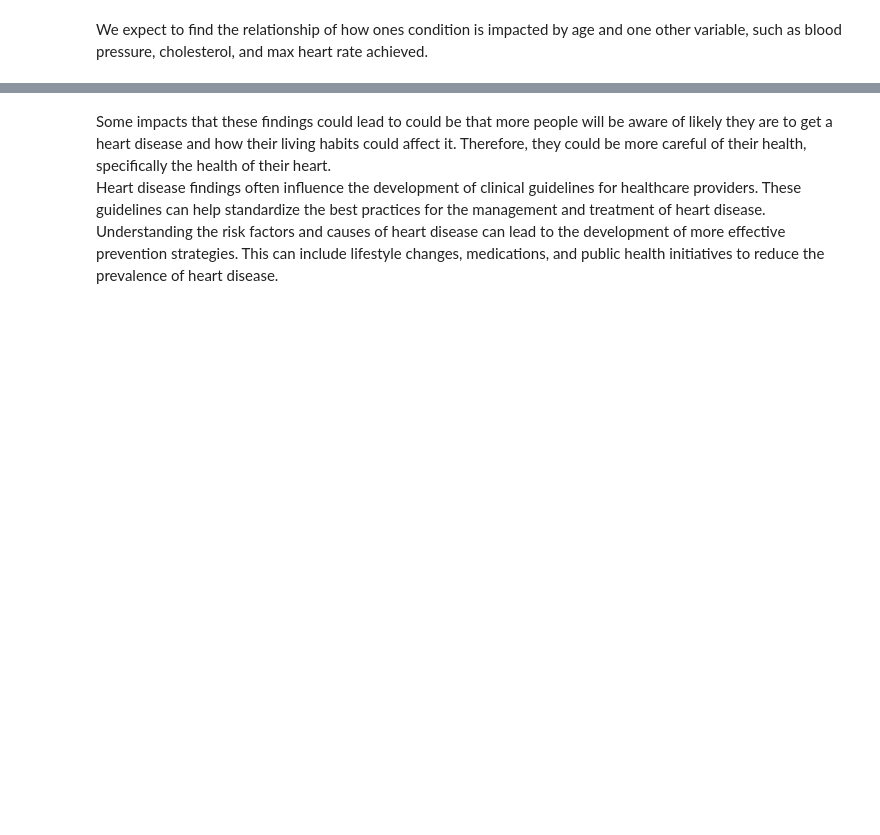
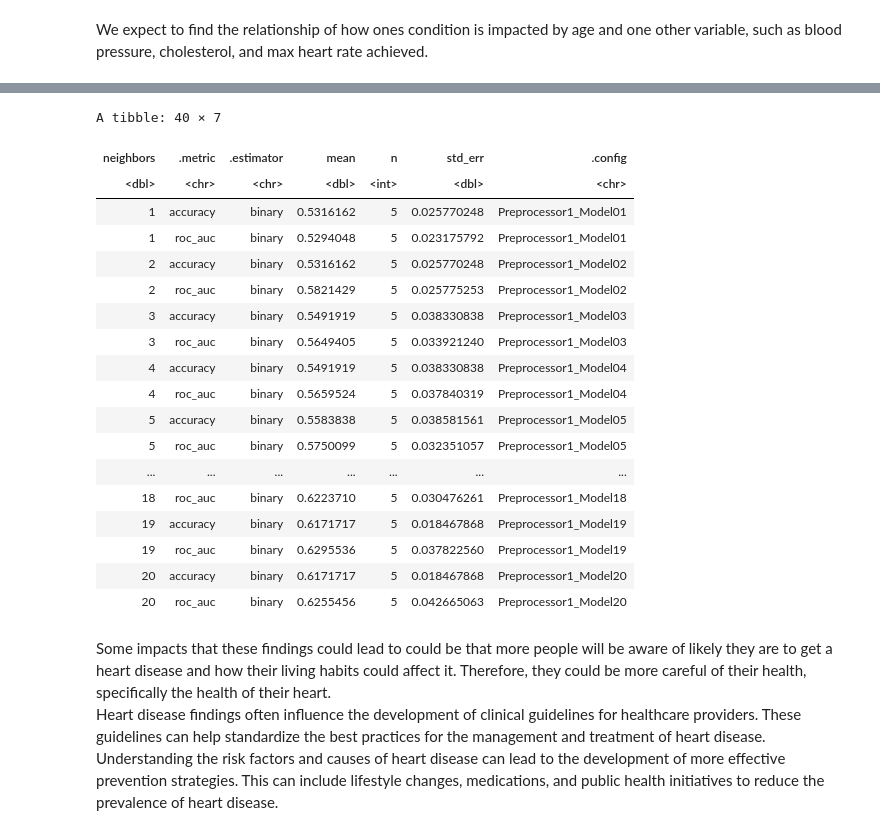
Before and after one commit to ChristianGoncalvesOG/DSCI-100-009-013, a Jupyter notebook: DataWork.ipynb, the cells around one changed output, grey strips where cells are left out. Cells and saved outputs as stored; diff of their text form; code cells hidden in the pictures; blank space fills up the shorter version.

Commit message:
Added Model

```diff
--- a/DataWork.ipynb
+++ b/DataWork.ipynb
@@ -137,3 +126,26 @@ cleveland_graph2
 In the first graph, of how age and cholesterol, there's less of a clear difference between condition 0 and 1. Most of the individual plots are quite close to each other, and there's no clear distinction or certain area where there's more of condition 0 or 1. One could say that condition 0's age is slightly younger than condition 1, however we would say it's not enough to show any big relationship between these variables. In the second graph of resting blood pressure and maximum heart rate there's a bit of a stronger distinction. Condition 1 seems to be more focused in the bottom right, where as condition 0 is more in the top left. This means that graph 2 would be better to do a classification model with than the second graph.
 # %% [markdown]
 We expect to find the relationship of how ones condition is impacted by age and one other variable, such as blood pressure, cholesterol, and max heart rate achieved.
+# %%
+cleveland_test_k <- tibble(neighbors = seq(1,20,1))
+cleveland_fold <- vfold_cv(cleveland_train, 5, strata = condition)
+
+cleveland_recipe <- recipe(condition ~ trestbps + thalach + chol, data = cleveland_train) |>
+    step_scale(all_predictors()) |>
+    step_center(all_predictors())
+
+cleveland_kknn <- nearest_neighbor(weight_func = "rectangular", neighbors = tune()) |>
+    set_engine("kknn") |>
+    set_mode("classification")
+
+cleveland_fit <- workflow() |>
+    add_recipe(cleveland_recipe) |>
+    add_model(cleveland_kknn) |>
+    fit(data = cleveland_train)
+
+cleveland_results <- cleveland_fit |>
+    tune_grid(resamples = cleveland_fold, grid = cleveland_test_k) |>
+    collect_metrics()
+
+cleveland_results
+# %% [output]
@@ -140,3 +154,22 @@ We expect to find the relationship of how ones condition is impacted by age and
+A tibble: 40 × 7
+| neighbors | .metric | .estimator | mean | n | std_err | .config |
+| <dbl> | <chr> | <chr> | <dbl> | <int> | <dbl> | <chr> |
+| 1 | accuracy | binary | 0.5316162 | 5 | 0.025770248 | Preprocessor1_Model01 |
+| 1 | roc_auc | binary | 0.5294048 | 5 | 0.023175792 | Preprocessor1_Model01 |
+| 2 | accuracy | binary | 0.5316162 | 5 | 0.025770248 | Preprocessor1_Model02 |
+| 2 | roc_auc | binary | 0.5821429 | 5 | 0.025775253 | Preprocessor1_Model02 |
+| 3 | accuracy | binary | 0.5491919 | 5 | 0.038330838 | Preprocessor1_Model03 |
+| 3 | roc_auc | binary | 0.5649405 | 5 | 0.033921240 | Preprocessor1_Model03 |
+| 4 | accuracy | binary | 0.5491919 | 5 | 0.038330838 | Preprocessor1_Model04 |
+| 4 | roc_auc | binary | 0.5659524 | 5 | 0.037840319 | Preprocessor1_Model04 |
+| 5 | accuracy | binary | 0.5583838 | 5 | 0.038581561 | Preprocessor1_Model05 |
+| 5 | roc_auc | binary | 0.5750099 | 5 | 0.032351057 | Preprocessor1_Model05 |
+| ... | ... | ... | ... | ... | ... | ... |
+| 18 | roc_auc | binary | 0.6223710 | 5 | 0.030476261 | Preprocessor1_Model18 |
+| 19 | accuracy | binary | 0.6171717 | 5 | 0.018467868 | Preprocessor1_Model19 |
+| 19 | roc_auc | binary | 0.6295536 | 5 | 0.037822560 | Preprocessor1_Model19 |
+| 20 | accuracy | binary | 0.6171717 | 5 | 0.018467868 | Preprocessor1_Model20 |
+| 20 | roc_auc | binary | 0.6255456 | 5 | 0.042665063 | Preprocessor1_Model20 |
 # %% [markdown]
 Some impacts that these findings could lead to could be that more people will be aware of likely they are to get a heart disease and how their living habits could affect it. Therefore, they could be more careful of their health, specifically the health of their heart.
 Heart disease findings often influence the development of clinical guidelines for healthcare providers. These guidelines can help standardize the best practices for the management and treatment of heart disease. Understanding the risk factors and causes of heart disease can lead to the development of more effective prevention strategies. This can include lifestyle changes, medications, and public health initiatives to reduce the prevalence of heart disease.
```
Also changed, not shown: parts of 4 cells of this notebook.
